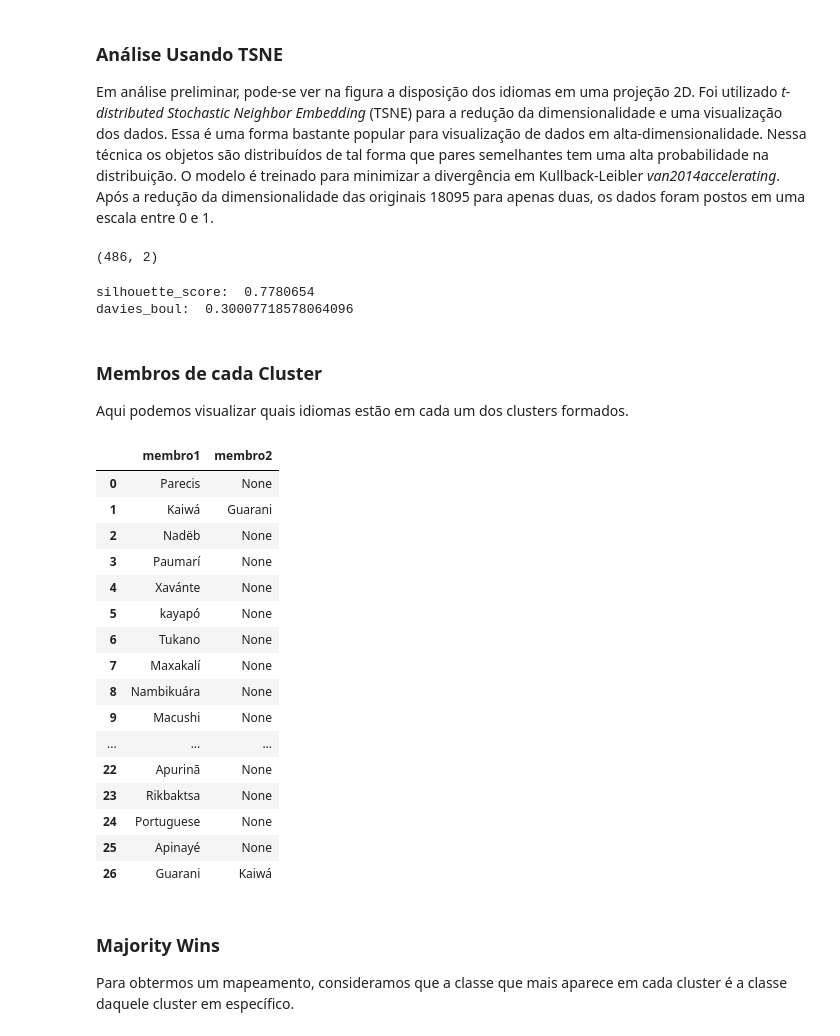
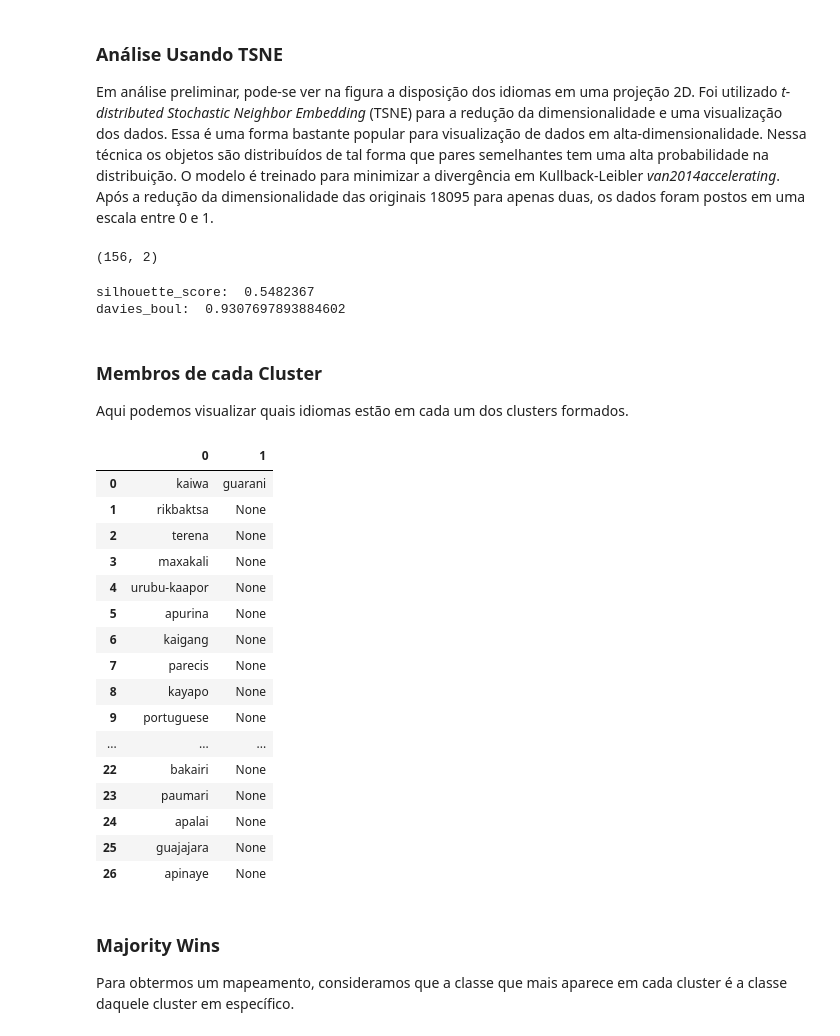
Before and after one commit to Tiagoblima/brazilian-languages-eniac2021, a Jupyter notebook: Unsupervised_Analyses.ipynb, the cells around one changed output. Drawn from its saved outputs; the diff is of its cells as text; code cells hidden in the pictures.

```diff
--- a/Unsupervised_Analyses.ipynb
+++ b/Unsupervised_Analyses.ipynb
@@ -59,5 +102,5 @@ acordo com a modelagem do problema indicada na resolução da Atividade 4 (ML-L0
 3. Remoção de vírgulas, espaços em branco, identificador dos padrões, etc. não serão
 considerados pré-processamento válidos.
 # %%
-samples = pd.read_csv('samples.csv')
+samples = pd.read_csv('samples_lg.csv')
 classes = set(samples["LANG"].tolist())
@@ -67,7 +108,7 @@ KeyError: 'Lang'
 from collections import Counter
 X = samples['TEXT'].apply(preprocess_sentence).to_numpy()
 y = samples['LANG'].to_numpy()
-
+N_CLUSTER = len(classes)
 metadata = pd.DataFrame.from_dict(Counter(y), orient='index')
 metadata
 # %% [output]
@@ -196,8 +238,8 @@ O modelo é treinado para minimizar a divergência em Kullback-Leibler *van2014a
 Após a redução da dimensionalidade das originais 18095 para apenas duas,  os dados foram postos em uma escala entre 0 e 1.
 # %%
 from sklearn.manifold import TSNE
-
-X_embedded = TSNE(n_components=2).fit_transform(X_transformed)
+from sklearn.decomposition import PCA
+X_embedded = TSNE(n_components=2).fit_transform(X_transformed.toarray())
 X_embedded.shape
 # %% [output]
-(486, 2)
+(156, 2)
@@ -206,5 +246,5 @@ kmeans_2d = KMeans(n_clusters=len(classes), random_state=42).fit(X_embedded)
 # %%
-
+kmeans_2d = KMeans(n_clusters=N_CLUSTER, random_state=42).fit(X_embedded)
 pred = kmeans_2d.predict(X_embedded)
 
 cluster_c = kmeans_2d.cluster_centers_
@@ -215,8 +255,13 @@ davies_boul = davies_bouldin_score(X_embedded, kmeans.labels_)
 
 print("silhouette_score: ", silhouette)
 print("davies_boul: ", davies_boul)
+
+clusters_ = pd.DataFrame(X_embedded, columns=['D1', 'D2'])
+clusters_['knn_cluster'] = pred
+clusters_['true_labels'] = y
+clusters_.to_csv('clusters.csv')
 # %% [output]
-silhouette_score:  0.7780654
-davies_boul:  0.30007718578064096
+silhouette_score:  0.5482367
+davies_boul:  0.9307697893884602
 # %%
 to_label = lambda cluster_id: "cluster_"+str(cluster_id)
@@ -232,30 +272,30 @@ Aqui podemos visualizar quais idiomas estão em cada um dos clusters formados.
 # %%
 cluster_mem = {}
 for cluster in range(len(classes)):
   members = clusters_.loc[clusters_['knn_cluster']==cluster, 'true_labels'].unique()
   cluster_mem[cluster] = members
 df_cluster_mem = pd.DataFrame.from_dict(cluster_mem, orient='index')
-df_cluster_mem.columns = ["membro1", "membro2"]
+
 df_cluster_mem.to_csv("clusters_members.csv")
 df_cluster_mem
 # %% [output]
-|  | membro1 | membro2 |
-| 0 | Parecis | None |
-| 1 | Kaiwá | Guarani |
-| 2 | Nadëb | None |
-| 3 | Paumarí | None |
-| 4 | Xavánte | None |
-| 5 | kayapó | None |
-| 6 | Tukano | None |
-| 7 | Maxakalí | None |
-| 8 | Nambikuára | None |
-| 9 | Macushi | None |
+|  | 0 | 1 |
+| 0 | kaiwa | guarani |
+| 1 | rikbaktsa | None |
+| 2 | terena | None |
+| 3 | maxakali | None |
+| 4 | urubu-kaapor | None |
+| 5 | apurina | None |
+| 6 | kaigang | None |
+| 7 | parecis | None |
+| 8 | kayapo | None |
+| 9 | portuguese | None |
 | ... | ... | ... |
-| 22 | Apurinã | None |
-| 23 | Rikbaktsa | None |
-| 24 | Portuguese | None |
-| 25 | Apinayé | None |
-| 26 | Guarani | Kaiwá |
+| 22 | bakairi | None |
+| 23 | paumari | None |
+| 24 | apalai | None |
+| 25 | guajajara | None |
+| 26 | apinaye | None |
 # %% [markdown]
 ### Majority Wins
 
```
Also changed, not shown: parts of 21 cells of this notebook, 1 other file.
